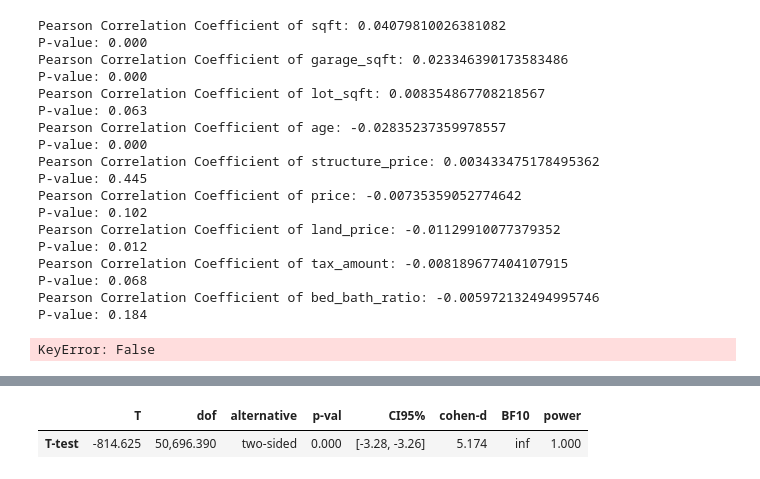
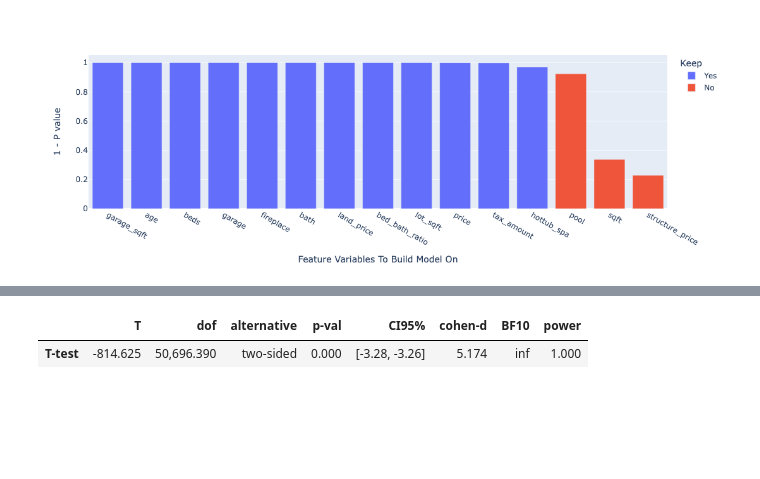
Before and after one commit to codeup-nadia-chris/clustering-project, a Jupyter notebook: chris_work_in_progress.ipynb, the cells around one changed output, grey strips where cells are left out. Cells and saved outputs as stored; diff of their text form; code cells hidden in the pictures; blank space fills up the shorter version.

```diff
--- a/chris_work_in_progress.ipynb
+++ b/chris_work_in_progress.ipynb
@@ -151,26 +179,28 @@ del cat_variables[2:4]
+# %%
+import plotly.express as px
+
+
+fig = px.bar(pearson_df, y='Minus_P', x='Potential_Target',
+             hover_data=['Keep'], color='Keep',
+             labels={'Potential_Target':'Feature Variables To Build Model On', 'Minus_P': '1 - P value'},height=400)
+fig.show()
+# %% [output]
+[figure, added]
 # %%
+pearson_df = pd.DataFrame(
+    {'Potential_Target':[],
+     'Coefficient' :[],
+     'P-Value' : [],
+     'Keep' : [],})
+
 for columns in num_variables:
-    ev.pearson_test(df, 'logerror', columns)
+    ev.pearson_test(df, 'absolute_logerror', columns)
+    if 1 - p_value >= 0.095:
+        keeper = True
+    else:
+        kepper - False
+    pearson_df = pearson_df.append(
+        {'Potential_Target': columns,
+     'Coefficient' : r,
+     'P-Value' : p_value,
+     'Keep' : keeper,}
-# %% [output]
-Pearson Correlation Coefficient of sqft: 0.04079810026381082
-P-value: 0.000
-Pearson Correlation Coefficient of garage_sqft: 0.023346390173583486
-P-value: 0.000
-Pearson Correlation Coefficient of lot_sqft: 0.008354867708218567
-P-value: 0.063
-Pearson Correlation Coefficient of age: -0.02835237359978557
-P-value: 0.000
-Pearson Correlation Coefficient of structure_price: 0.003433475178495362
-P-value: 0.445
-Pearson Correlation Coefficient of price: -0.00735359052774642
-P-value: 0.102
-Pearson Correlation Coefficient of land_price: -0.01129910077379352
-P-value: 0.012
-Pearson Correlation Coefficient of tax_amount: -0.008189677404107915
-P-value: 0.068
-Pearson Correlation Coefficient of bed_bath_ratio: -0.005972132494995746
-P-value: 0.184
-# %%
-subgroup = df[df['county_name' == 'LA']].cont_var
-# %% [output]
-KeyError: False
```
Also changed, not shown: parts of 33 cells of this notebook, 1 other file.
